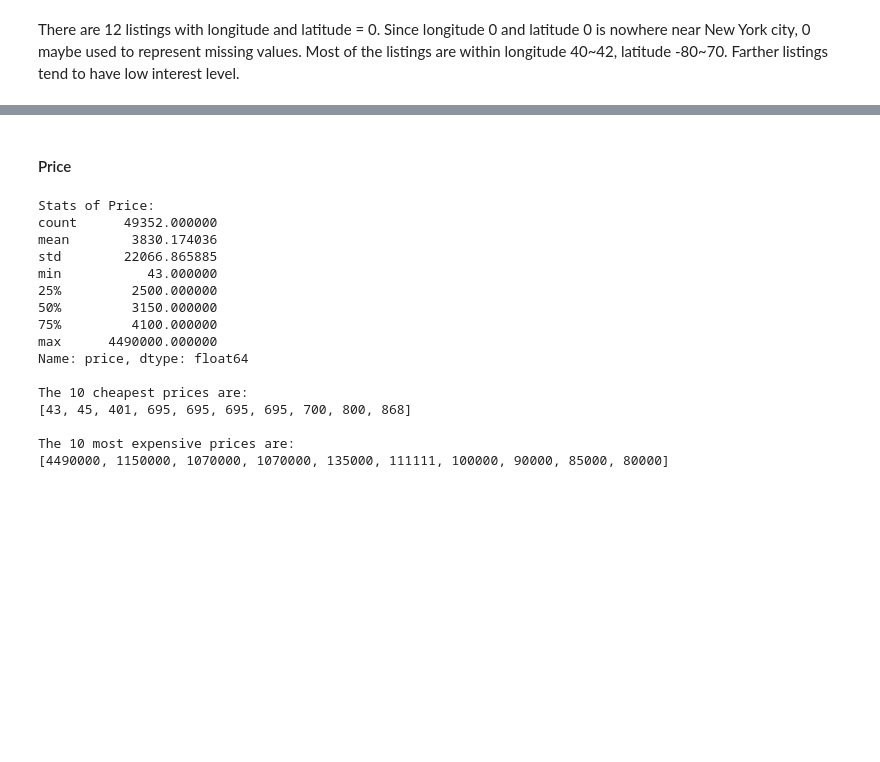
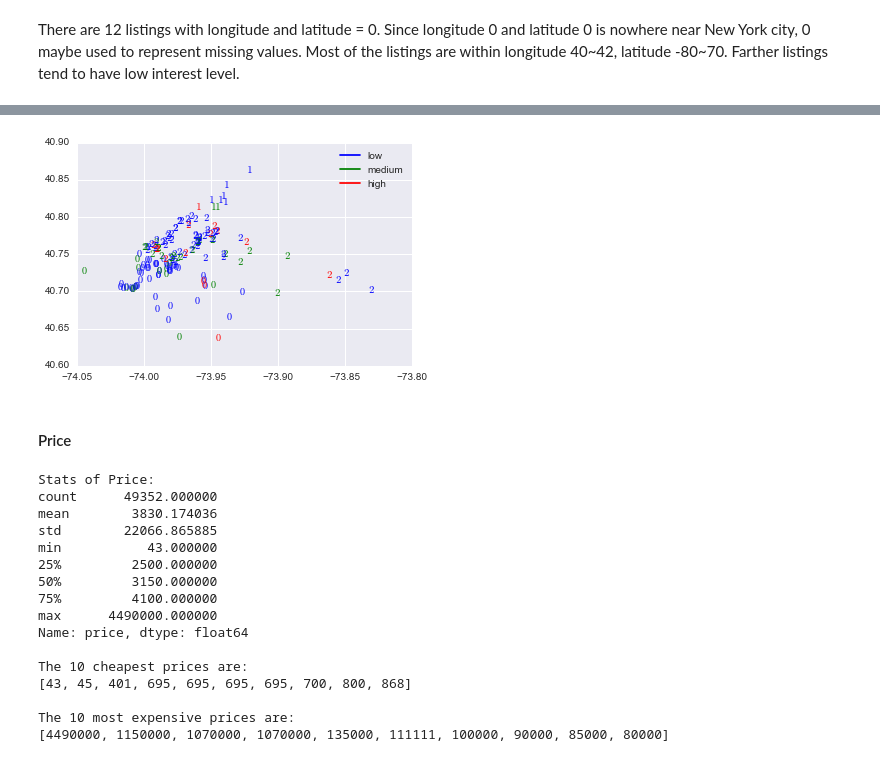
Before and after one commit to al825/Reatal_List_Classification, a Jupyter notebook: data_exploratory_analysis.ipynb, the cells around one changed output, grey strips where cells are left out. Saved outputs shown, nothing was run; the diff lists cells and outputs as text; code cells hidden in the pictures; blank space fills up the shorter version.

Commit message:
Cluster data points using long-lat.

```diff
--- a/data_exploratory_analysis.ipynb
+++ b/data_exploratory_analysis.ipynb
@@ -261,0 +274,10 @@ There are 12 listings with longitude and latitude = 0. Since longitude 0 and lat
+# %%
+def get_clustersize(cluster_labels):
+    counts = []
+    for c in np.unique(cluster_labels):
+        ct = sum(cluster_labels==c)
+        print("There are {} points in Cluster {}".format(c, ct))
+        counts.append(ct)
+    return counts
+# %%
+cluster_size=get_clustersize(mbk_clusters)
@@ -261,0 +288,11 @@ There are 12 listings with longitude and latitude = 0. Since longitude 0 and lat
+# %%
+# Visualize the clustering results
+# Since there are so many data points, select samples from each cluster to draw the plots
+ratio = 300
+
+data_sample = pd.DataFrame(columns=('longitude', 'latitude', 'interest_level', 'cluster'))
+for i, c in enumerate(np.unique(mbk_clusters)):
+    ss = n=int(cluster_size[i]/ratio)
+    temp_sample = train_set[['longitude', 'latitude', 'interest_level']].loc[mbk_clusters==c].sample(ss, axis=0)
+    temp_sample['cluster'] = np.array([str(c)] * ss)
+    data_sample = data_sample.append(temp_sample)
@@ -262,3 +306,27 @@ There are 12 listings with longitude and latitude = 0. Since longitude 0 and lat
+# %%
+interest_colors = {'low':'blue', 'medium': 'green', 'high': 'red'}
+
+ax = plt.subplot(1, 1, 1)
+
+
+for i, r in data_sample.iterrows():
+    #ax.plot(r['longitude'], r['latitude'], 'g')
+    #ax.text(r['longitude'], r['latitude'], r['cluster'], size=10, color=interest_colors[r['interest_level']], label=r['interest_level'])
+    ax.plot(r['longitude'], r['latitude'], marker='${}$'.format(r['cluster']),
+                 color=interest_colors[r['interest_level']], label=r['interest_level'])
+
+# create legend
+hand = []
+for i in ('low', 'medium', 'high'):
+    h1, = ax.plot(data_sample.iloc[0]['longitude'], data_sample.iloc[0]['latitude'],
+                  marker='None',color=interest_colors[i], label=i)
+    hand.append(h1)
+ax.legend(handles=hand)
+
+
+plt.show()
+# %% [output]
+[figure, added]
 # %% [markdown]
 #### Price
 # %%
```
Also changed, not shown: parts of 6 cells of this notebook.
